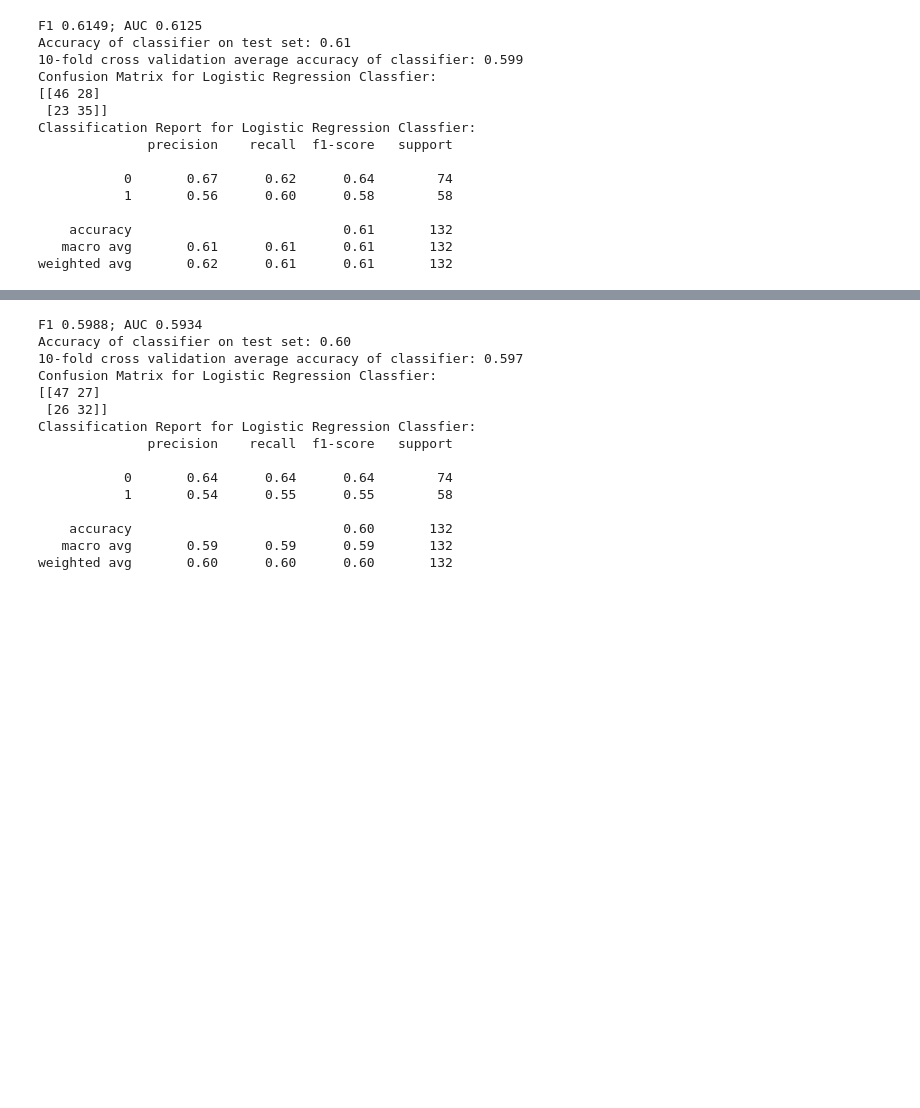
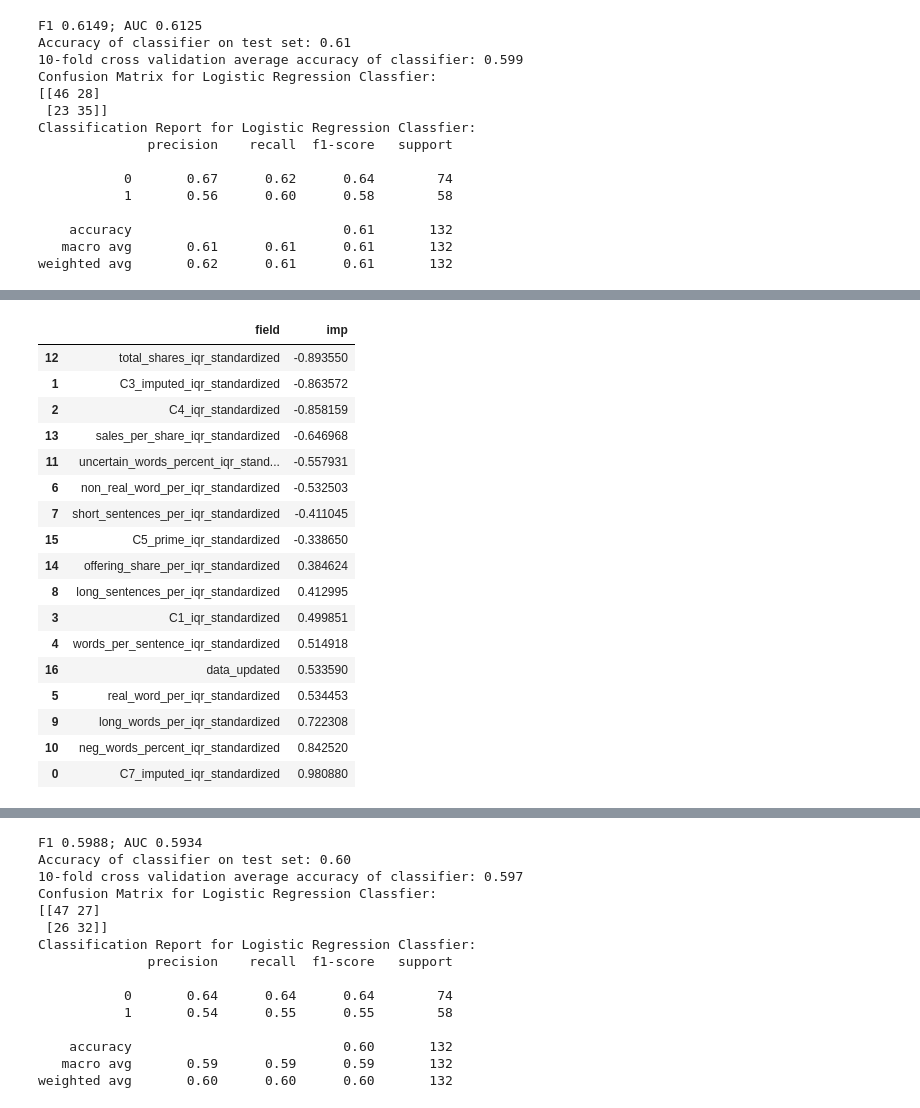
Before and after one commit to fairfield-university-ba545/project1-archana-s-team, a Jupyter notebook: data_prep-dylan.ipynb, the cells around one changed output, grey strips where cells are left out. Drawn from its saved outputs; the diff is of its cells as text; code cells hidden in the pictures; blank space fills up the shorter version.

```diff
--- a/data_prep-dylan.ipynb
+++ b/data_prep-dylan.ipynb
@@ -1477,0 +1581,8 @@ norm_imp
+# %%
+clf_norm, norm_imp = test_evaluation(feat_mat[[i for i in feat_mat.columns if '_normalized' not in i and 'iqr' in i
+                                              and 'C6' not in i and i not in ['short_sentences_iqr_standardized',
+                                                                             'pos_words_percent_iqr_standardized',
+                                                                              'outstanding_share_per_iqr_standardized'
+                                                                             ]] + ['data_updated'
+]],
+                target_df.Y1.values)
@@ -1477,0 +1605,22 @@ norm_imp
+# %%
+norm_imp.columns = ['field', 'imp']
+norm_imp.sort_values(by = 'imp')
+# %% [output]
+|  | field | imp |
+| 12 | total_shares_iqr_standardized | -0.893550 |
+| 1 | C3_imputed_iqr_standardized | -0.863572 |
+| 2 | C4_iqr_standardized | -0.858159 |
+| 13 | sales_per_share_iqr_standardized | -0.646968 |
+| 11 | uncertain_words_percent_iqr_stand... | -0.557931 |
+| 6 | non_real_word_per_iqr_standardized | -0.532503 |
+| 7 | short_sentences_per_iqr_standardized | -0.411045 |
+| 15 | C5_prime_iqr_standardized | -0.338650 |
+| 14 | offering_share_per_iqr_standardized | 0.384624 |
+| 8 | long_sentences_per_iqr_standardized | 0.412995 |
+| 3 | C1_iqr_standardized | 0.499851 |
+| 4 | words_per_sentence_iqr_standardized | 0.514918 |
+| 16 | data_updated | 0.533590 |
+| 5 | real_word_per_iqr_standardized | 0.534453 |
+| 9 | long_words_per_iqr_standardized | 0.722308 |
+| 10 | neg_words_percent_iqr_standardized | 0.842520 |
+| 0 | C7_imputed_iqr_standardized | 0.980880 |
```
Also changed, not shown: parts of 19 cells of this notebook.
